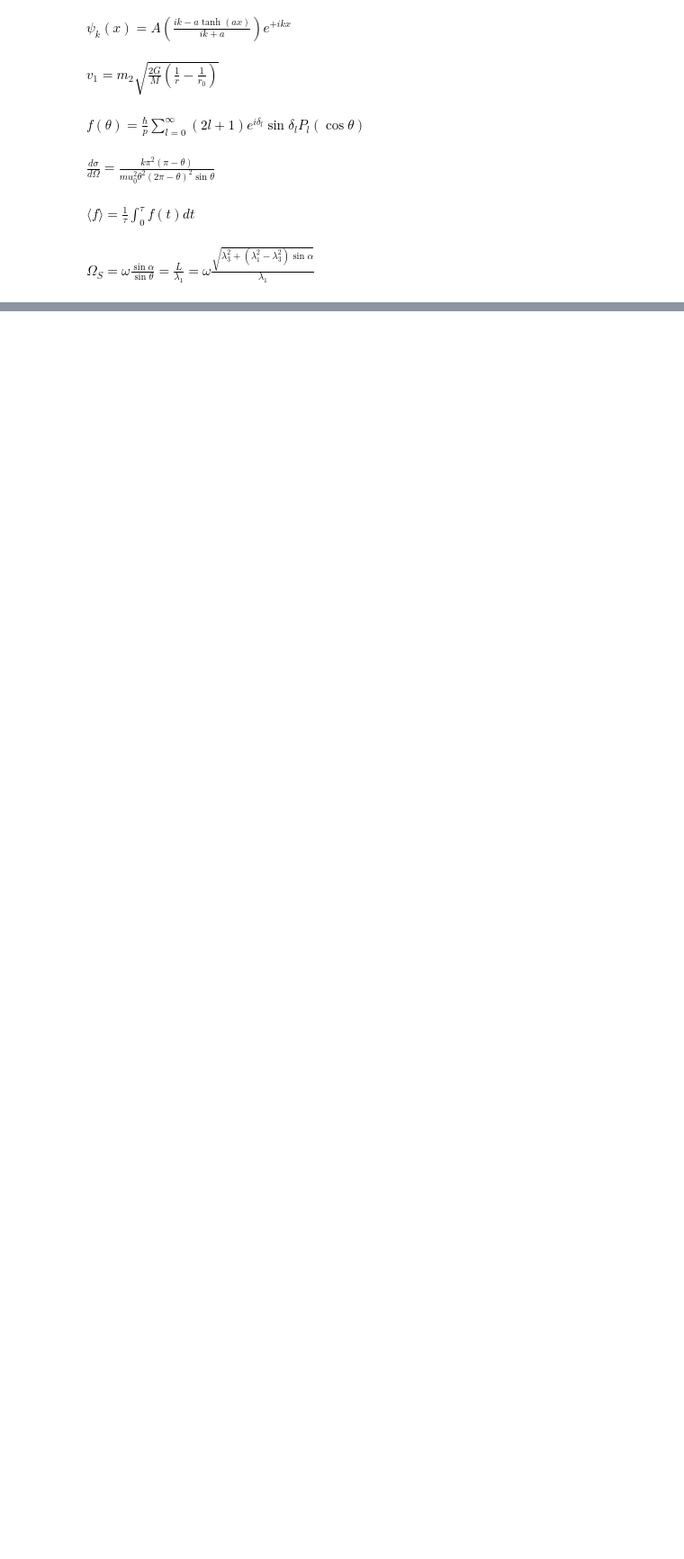
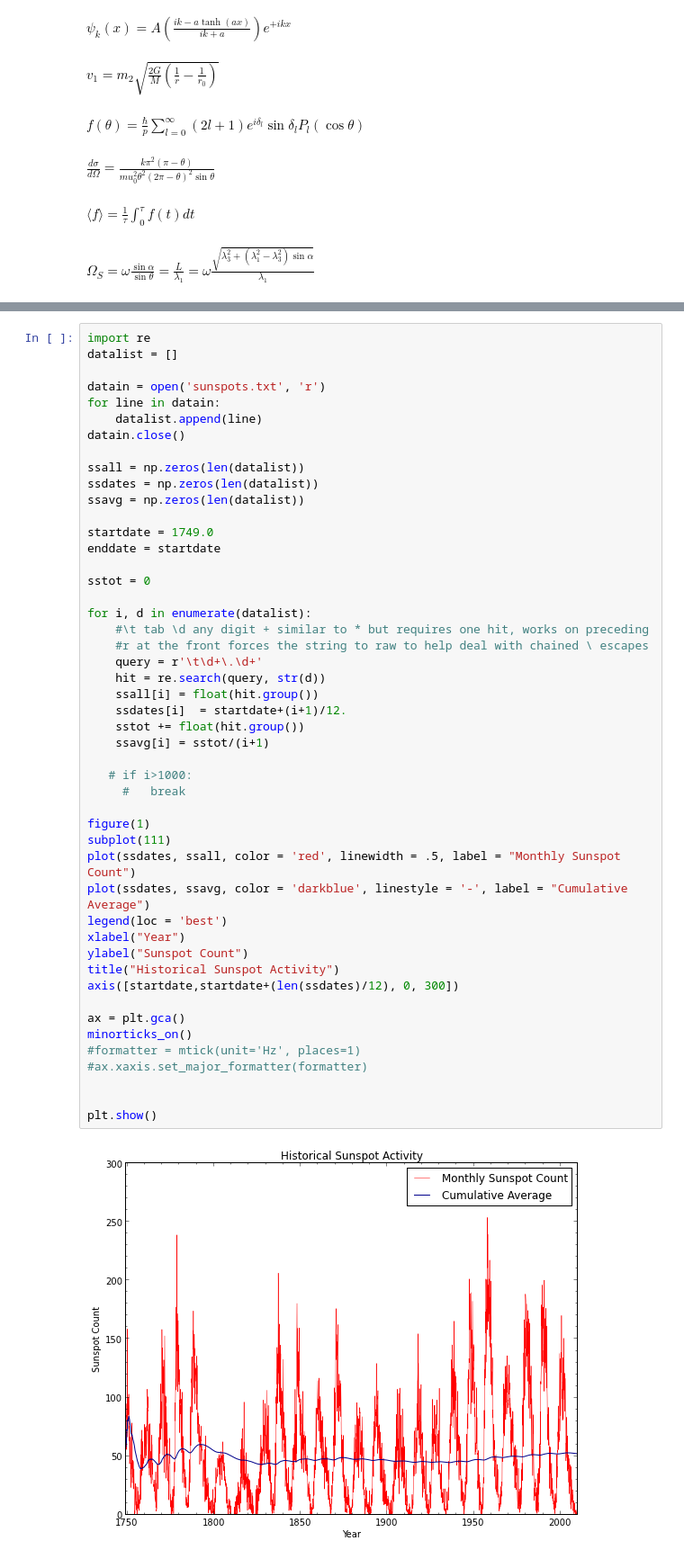
Before and after one commit to jvanatta/particle-tracks, a Jupyter notebook: week3/GraphicsEx2.ipynb, the cells around one changed output, grey strips where cells are left out. Shown: that part at 90% size. Drawn from its saved outputs; the diff is of its cells as text; blank space fills up the shorter version.

```diff
--- a/week3/GraphicsEx2.ipynb
+++ b/week3/GraphicsEx2.ipynb
@@ -29,0 +51,50 @@ plot(x,u)
+# %%
+import re
+datalist = []
+
+datain = open('sunspots.txt', 'r')
+for line in datain:
+    datalist.append(line)
+datain.close()
+
+ssall = np.zeros(len(datalist))
+ssdates = np.zeros(len(datalist))
+ssavg = np.zeros(len(datalist))
+
+startdate = 1749.0
+enddate = startdate
+
+sstot = 0
+
+for i, d in enumerate(datalist):
+    #\t tab \d any digit + similar to * but requires one hit, works on preceding
+    #r at the front forces the string to raw to help deal with chained \ escapes
+    query = r'\t\d+\.\d+'
+    hit = re.search(query, str(d))
+    ssall[i] = float(hit.group())
+    ssdates[i]  = startdate+(i+1)/12.
+    sstot += float(hit.group())
+    ssavg[i] = sstot/(i+1)
+
+   # if i>1000:
+     #   break
+
+figure(1)
+subplot(111)
+plot(ssdates, ssall, color = 'red', linewidth = .5, label = "Monthly Sunspot Count")
+plot(ssdates, ssavg, color = 'darkblue', linestyle = '-', label = "Cumulative Average")
+legend(loc = 'best')
+xlabel("Year")
+ylabel("Sunspot Count")
+title("Historical Sunspot Activity")
+axis([startdate,startdate+(len(ssdates)/12), 0, 300])
+
+ax = plt.gca()
+minorticks_on()
+#formatter = mtick(unit='Hz', places=1)
+#ax.xaxis.set_major_formatter(formatter)
+
+
+plt.show()
+# %% [output]
+[figure, added]
```
Also changed, not shown: parts of 6 cells of this notebook, 3 other files.
